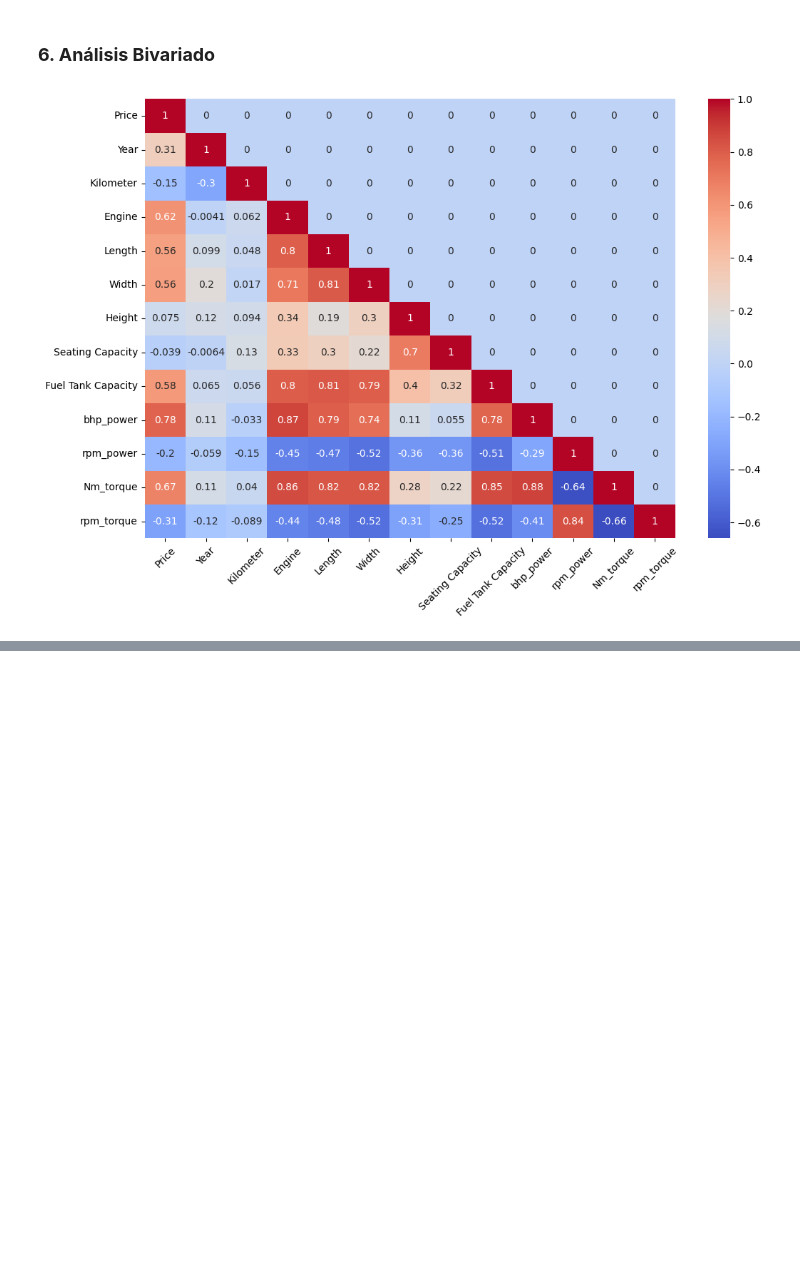
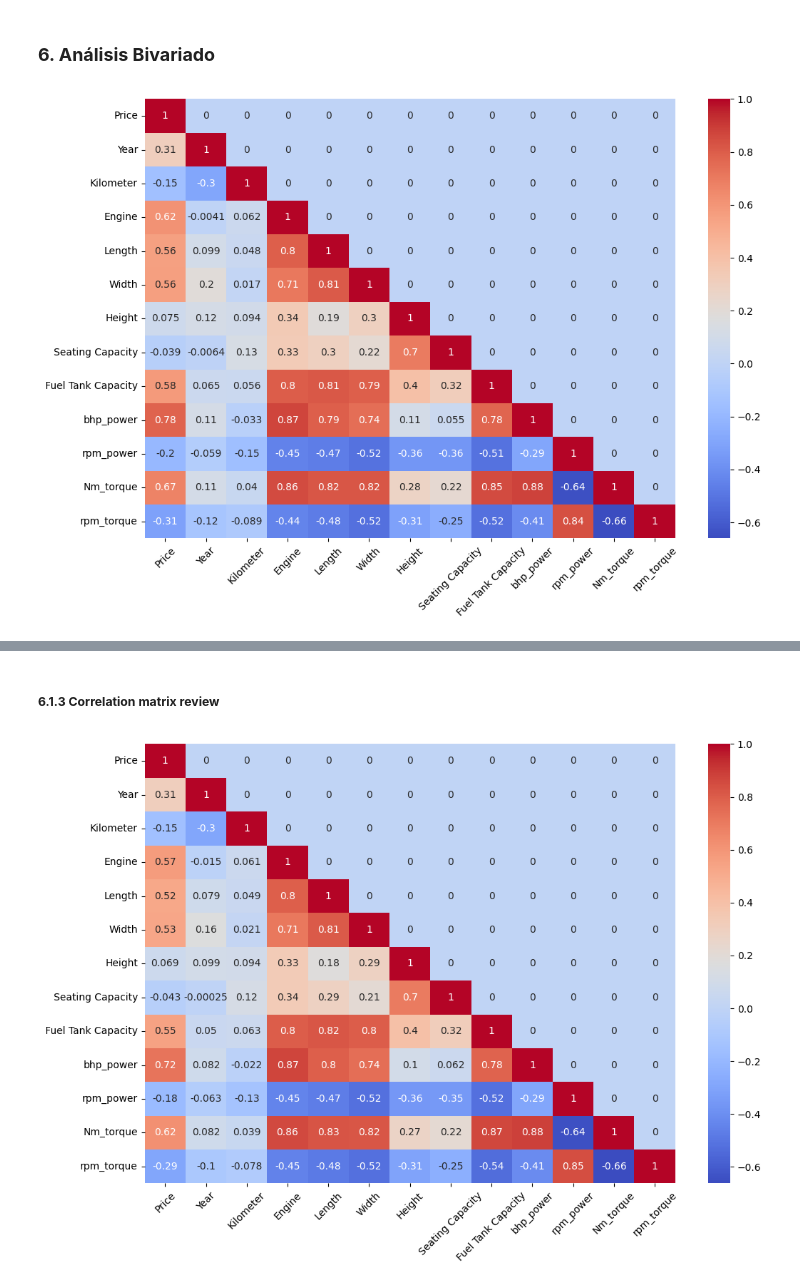
Before and after one commit to Emmaquantum/Data-Science-project-Vehicles, a Jupyter notebook: Main.ipynb, the cells around one changed output, grey strips where cells are left out. Cells and saved outputs as stored; diff of their text form; code cells hidden in the pictures; blank space fills up the shorter version.

Commit message:
Data cleaning

```diff
--- a/Main.ipynb
+++ b/Main.ipynb
@@ -766,0 +750,5 @@ plt.show()
+# %%
+#Finding missing data
+missing_data = data_.isnull().sum()
+missing_data = missing_data[missing_data > 0].sort_values(ascending=False)
+print(missing_data)
@@ -766,0 +840,15 @@ plt.show()
+# %% [markdown]
+##### **6.1.3 Correlation matrix review**
+# %%
+columnas_numericas = data_imputed.select_dtypes(include=['int', 'float']).columns
+
+#Create a heatmap of the correlation matrixplt.figure(figsize=(12,8))
+plt.figure(figsize=(12,8))
+corr_ = data_imputed[columnas_numericas].corr(method='pearson')
+triangular_df = pd.DataFrame(np.triu(corr_).T, index=corr_.index, columns=corr_.columns)
+
+sns.heatmap(triangular_df, annot=True, cmap="coolwarm")
+plt.xticks(rotation=45)
+plt.show()
+# %% [output]
+[figure, added]
```
Also changed, not shown: parts of 11 cells of this notebook.
